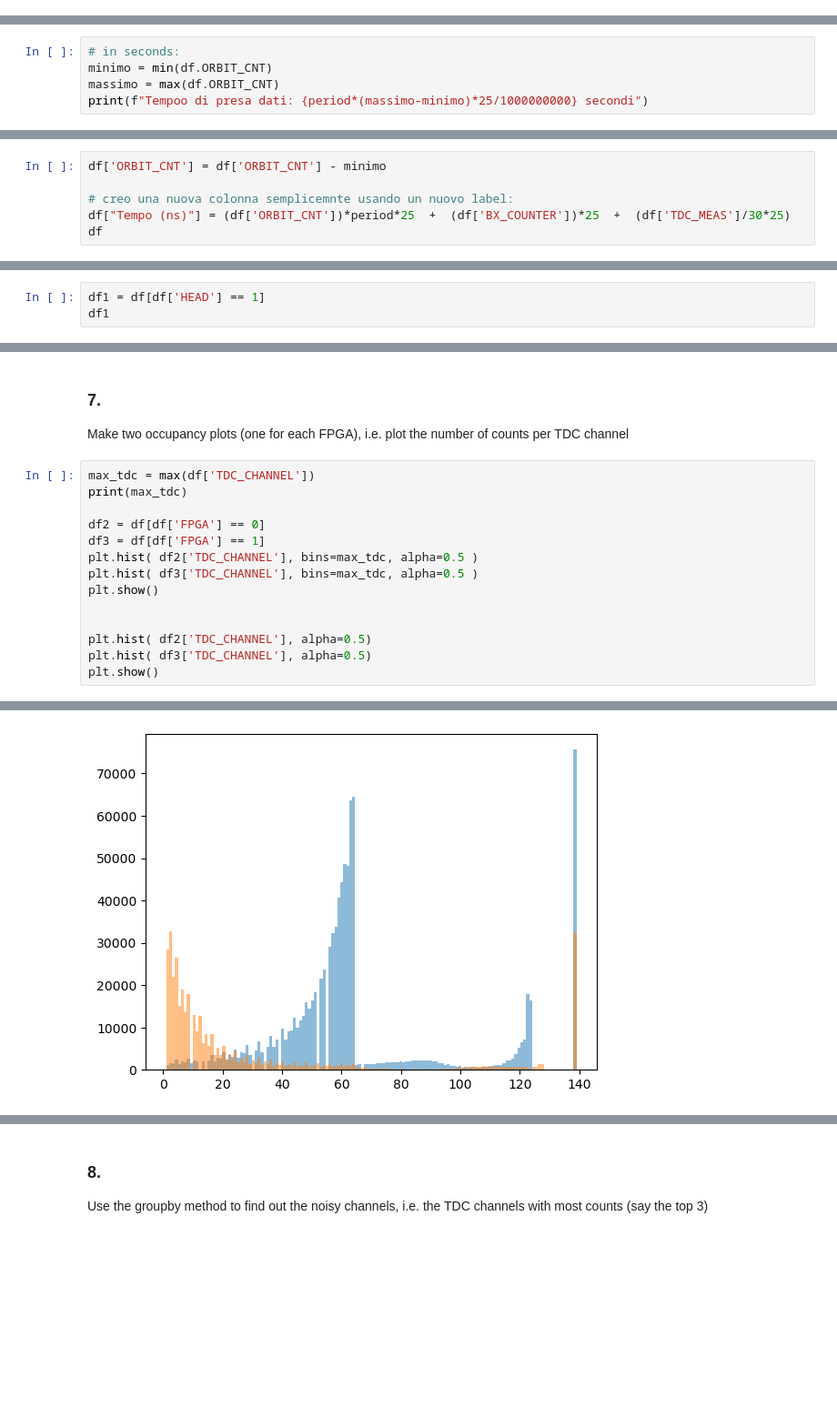
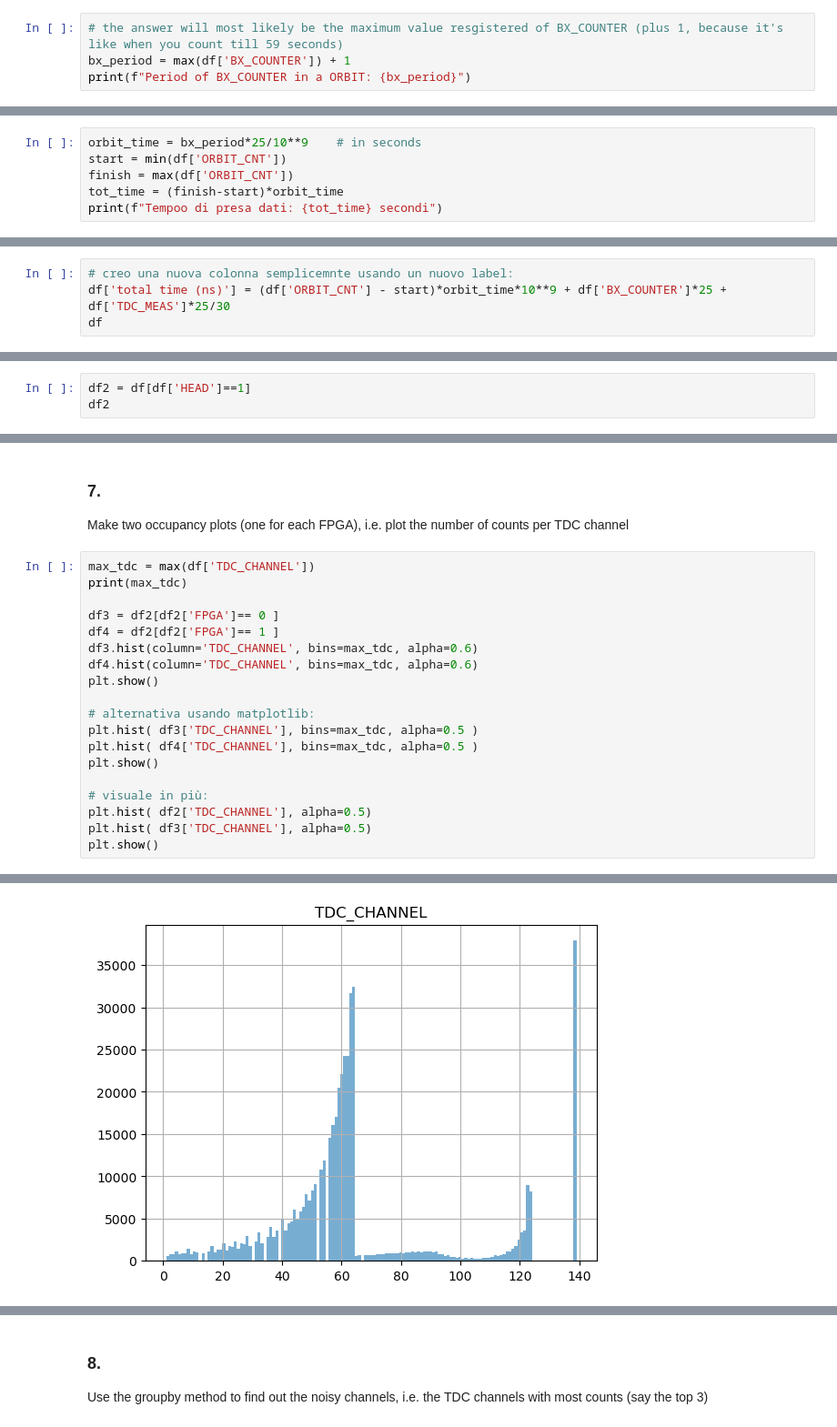
Before and after one commit to seccobenedetto/LCPA, a Jupyter notebook: 06ex_Pandas.ipynb, the cells around one changed output, grey strips where cells are left out. Shown at 91% size. Drawn from its saved outputs; the diff is of its cells as text; blank space fills up the shorter version.

```diff
--- a/06ex_Pandas.ipynb
+++ b/06ex_Pandas.ipynb
@@ -74,0 +59,4 @@ Period of ORBIT: 3564
+# %%
+# the answer will most likely be the maximum value resgistered of BX_COUNTER (plus 1, because it's like when you count till 59 seconds)
+bx_period = max(df['BX_COUNTER']) + 1
+print(f"Period of BX_COUNTER in a ORBIT: {bx_period}")
@@ -76,19 +66,18 @@ Period of ORBIT: 3564
 ### 3\.
 Find out how much the data taking lasted. You can either make an estimate based on the fraction of the measurements (rows) you read, or perform this check precisely by reading out the whole dataset.
 # %%
-# in seconds:
-minimo = min(df.ORBIT_CNT)
-massimo = max(df.ORBIT_CNT)
-print(f"Tempoo di presa dati: {period*(massimo-minimo)*25/1000000000} secondi")
+orbit_time = bx_period*25/10**9    # in seconds
+start = min(df['ORBIT_CNT'])
+finish = max(df['ORBIT_CNT'])
+tot_time = (finish-start)*orbit_time
+print(f"Tempoo di presa dati: {tot_time} secondi")
 # %% [output]
 Tempoo di presa dati: 0.9804564 secondi
 # %% [markdown]
 ### 4\.
 Create a new column with the absolute time in ns (as a combination of the other three columns with timing information).
 # %%
-df['ORBIT_CNT'] = df['ORBIT_CNT'] - minimo
-
 # creo una nuova colonna semplicemnte usando un nuovo label:
-df["Tempo (ns)"] = (df['ORBIT_CNT'])*period*25  +  (df['BX_COUNTER'])*25  +  (df['TDC_MEAS']/30*25)
+df['total time (ns)'] = (df['ORBIT_CNT'] - start)*orbit_time*10**9 + df['BX_COUNTER']*25 + df['TDC_MEAS']*25/30
 df
 # %% [output]
@@ -129,6 +118,6 @@ df
 ### 6\.
 Create a new DataFrame that contains only the rows with HEAD=1.
 # %%
-df1 = df[df['HEAD'] == 1]
-df1
+df2 = df[df['HEAD']==1]
+df2
 # %% [output]
@@ -151,17 +140,22 @@ Make two occupancy plots (one for each FPGA), i.e. plot the number of counts per
 # %%
 max_tdc = max(df['TDC_CHANNEL'])
 print(max_tdc)
 
-df2 = df[df['FPGA'] == 0]
-df3 = df[df['FPGA'] == 1]
-plt.hist( df2['TDC_CHANNEL'], bins=max_tdc, alpha=0.5 )
-plt.hist( df3['TDC_CHANNEL'], bins=max_tdc, alpha=0.5 )
+df3 = df2[df2['FPGA']== 0 ]
+df4 = df2[df2['FPGA']== 1 ]
+df3.hist(column='TDC_CHANNEL', bins=max_tdc, alpha=0.6)
+df4.hist(column='TDC_CHANNEL', bins=max_tdc, alpha=0.6)
 plt.show()
 
+# alternativa usando matplotlib:
+plt.hist( df3['TDC_CHANNEL'], bins=max_tdc, alpha=0.5 )
+plt.hist( df4['TDC_CHANNEL'], bins=max_tdc, alpha=0.5 )
+plt.show()
 
+# visuale in più:
 plt.hist( df2['TDC_CHANNEL'], alpha=0.5)
 plt.hist( df3['TDC_CHANNEL'], alpha=0.5)
 plt.show()
 # %% [output]
 139
-[figure, old version]
+[figure, new version]
```
Also changed, not shown: parts of 14 cells of this notebook, 11 other files.
